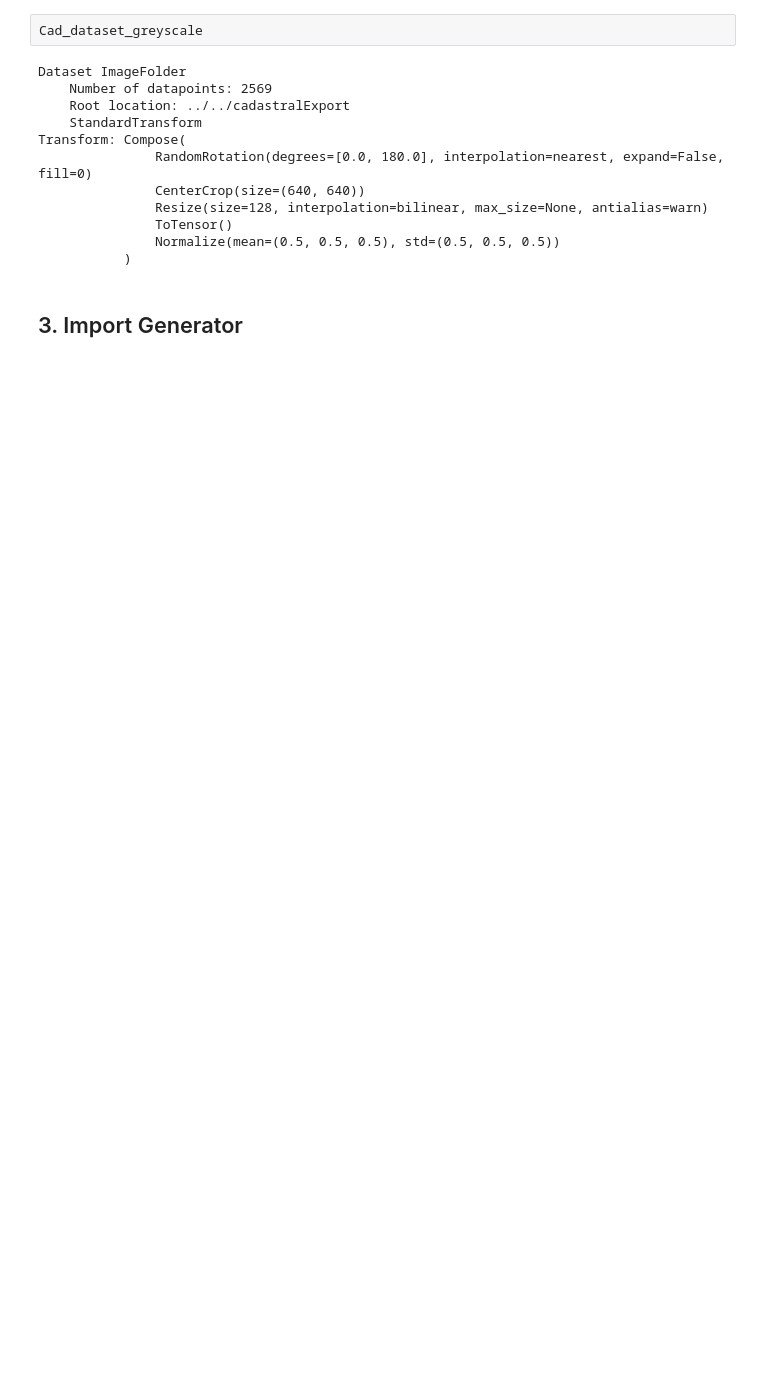
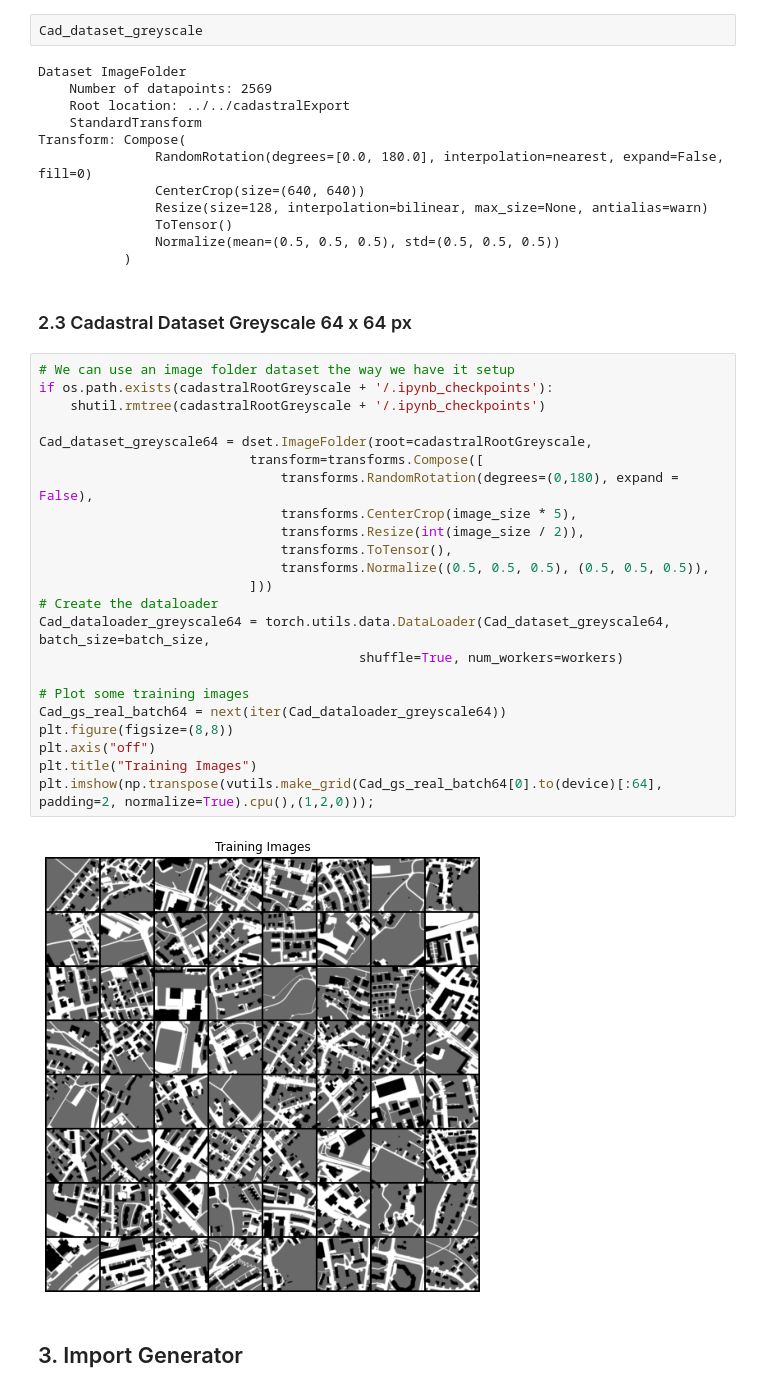
Before and after one commit to neithangurthang/SyntheticCities, a Jupyter notebook: notebooks/07 WGAN.ipynb, the cells around one changed output. Saved outputs shown, nothing was run; the diff lists cells and outputs as text; blank space fills up the shorter version.

```diff
--- a/notebooks/07 WGAN.ipynb
+++ b/notebooks/07 WGAN.ipynb
@@ -247,5 +247,32 @@ Transform: Compose(
                ToTensor()
                Normalize(mean=(0.5, 0.5, 0.5), std=(0.5, 0.5, 0.5))
            )
+# %% [markdown]
+### 2.3 Cadastral Dataset Greyscale 64 x 64 px
+# %%
+# We can use an image folder dataset the way we have it setup
+if os.path.exists(cadastralRootGreyscale + '/.ipynb_checkpoints'):
+    shutil.rmtree(cadastralRootGreyscale + '/.ipynb_checkpoints')
+
+Cad_dataset_greyscale64 = dset.ImageFolder(root=cadastralRootGreyscale,
+                           transform=transforms.Compose([
+                               transforms.RandomRotation(degrees=(0,180), expand = False),
+                               transforms.CenterCrop(image_size * 5),
+                               transforms.Resize(int(image_size / 2)),
+                               transforms.ToTensor(),
+                               transforms.Normalize((0.5, 0.5, 0.5), (0.5, 0.5, 0.5)),
+                           ]))
+# Create the dataloader
+Cad_dataloader_greyscale64 = torch.utils.data.DataLoader(Cad_dataset_greyscale64, batch_size=batch_size,
+                                         shuffle=True, num_workers=workers)
+
+# Plot some training images
+Cad_gs_real_batch64 = next(iter(Cad_dataloader_greyscale64))
+plt.figure(figsize=(8,8))
+plt.axis("off")
+plt.title("Training Images")
+plt.imshow(np.transpose(vutils.make_grid(Cad_gs_real_batch64[0].to(device)[:64], padding=2, normalize=True).cpu(),(1,2,0)));
+# %% [output]
+[figure, added]
 # %% [markdown]
 ## 3. Import Generator
```
Also changed, not shown: parts of 13 cells of this notebook, 7 other files.
